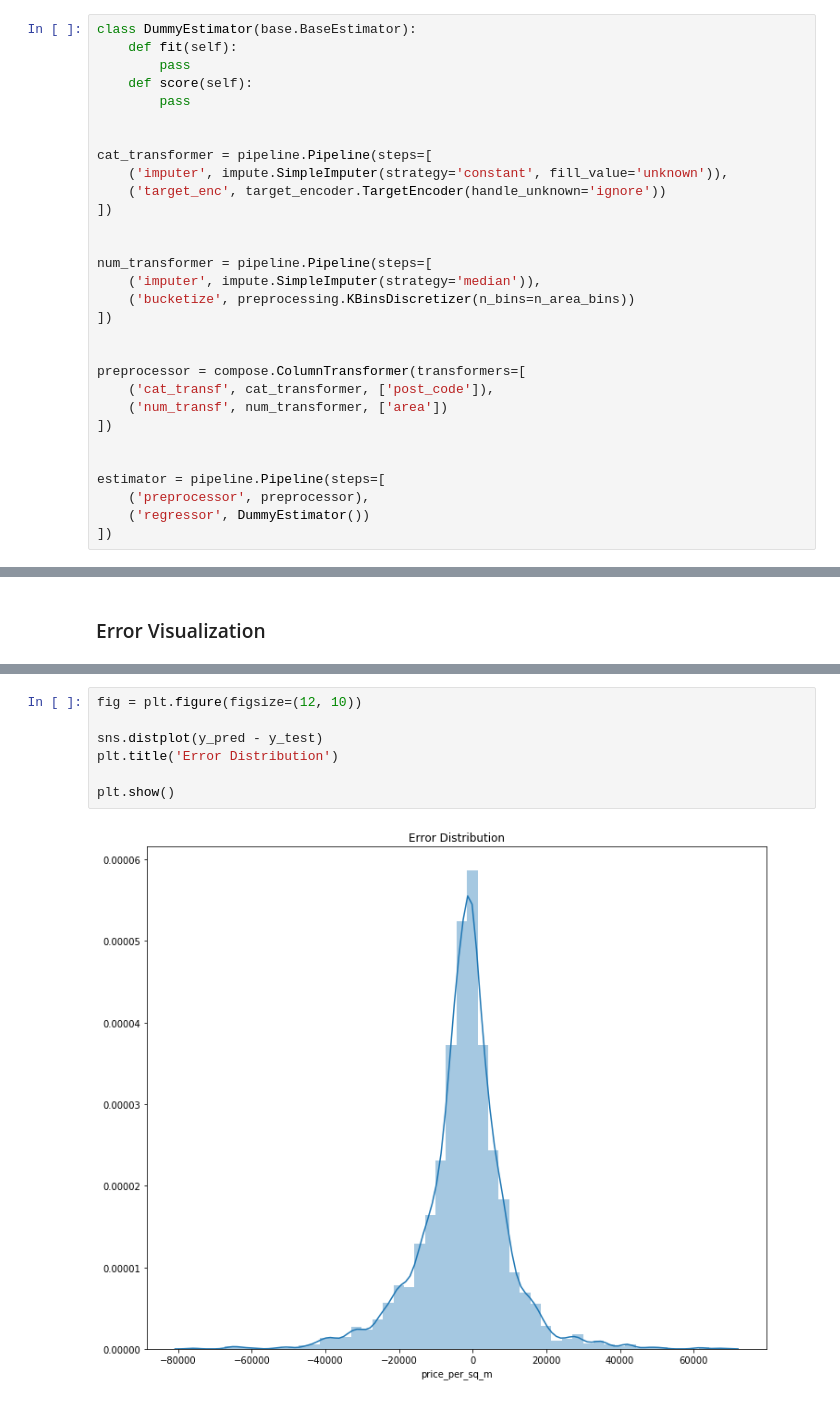
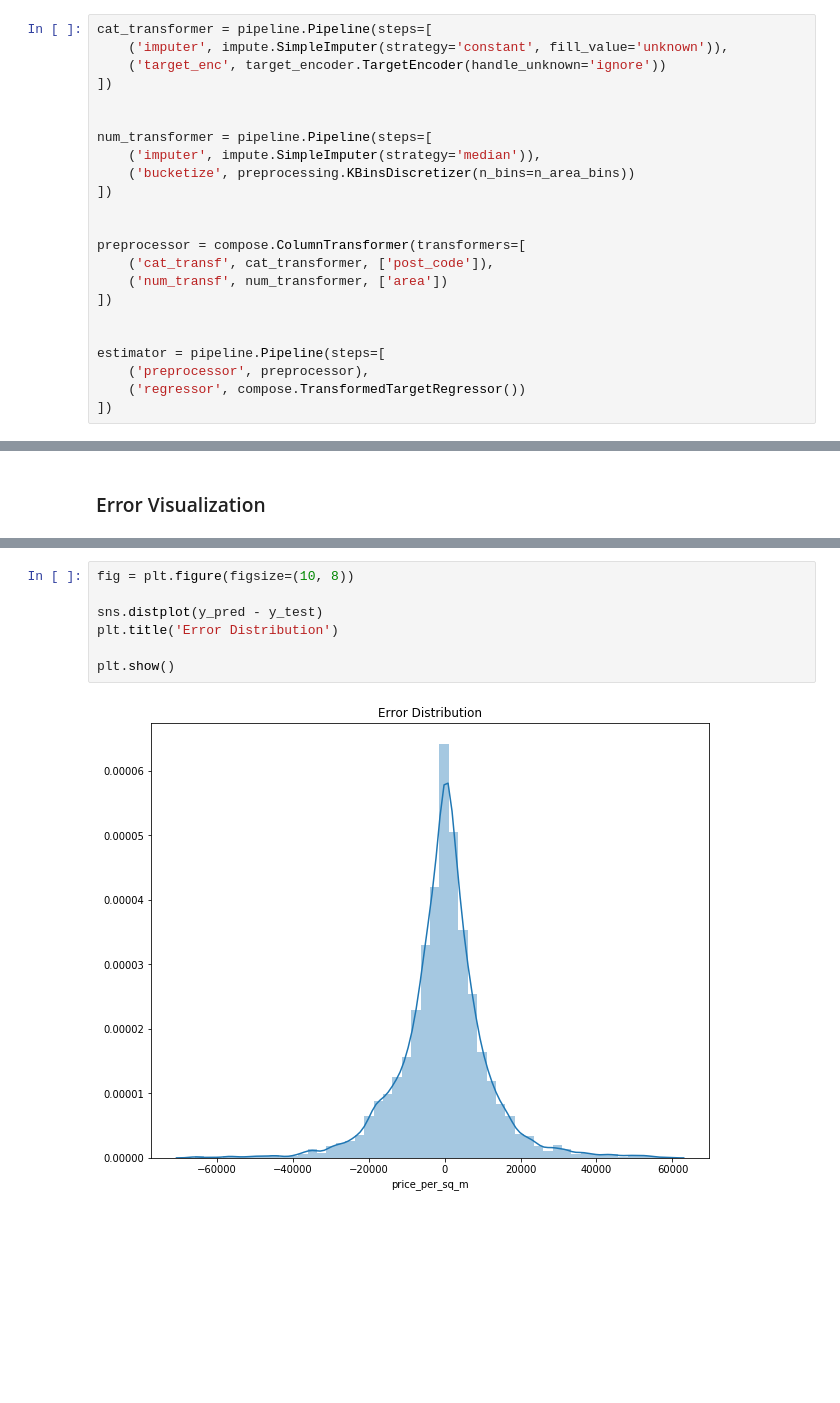
Before and after one commit to rossrco/model_house_price, a Jupyter notebook: model_prototypes.ipynb, the cells around one changed output, grey strips where cells are left out. Cells and saved outputs as stored; diff of their text form; blank space fills up the shorter version.

```diff
--- a/model_prototypes.ipynb
+++ b/model_prototypes.ipynb
@@ -160,13 +159,6 @@ results.set_index('model_name').drop('model', axis=1).style.format(style_format)
 # %% [markdown]
 ### Linear Models
 # %%
-class DummyEstimator(base.BaseEstimator):
-    def fit(self):
-        pass
-    def score(self):
-        pass
-
-
 cat_transformer = pipeline.Pipeline(steps=[
     ('imputer', impute.SimpleImputer(strategy='constant', fill_value='unknown')),
     ('target_enc', target_encoder.TargetEncoder(handle_unknown='ignore'))
@@ -187,7 +179,7 @@ preprocessor = compose.ColumnTransformer(transformers=[
 
 estimator = pipeline.Pipeline(steps=[
     ('preprocessor', preprocessor),
-    ('regressor', DummyEstimator())
+    ('regressor', compose.TransformedTargetRegressor())
 ])
 # %%
 search_space = [{'regressor': [linear_model.LinearRegression()]},
@@ -407,9 +387,9 @@ plt.show()
 # %%
-fig = plt.figure(figsize=(12, 10))
+fig = plt.figure(figsize=(10, 8))
 
 sns.distplot(y_pred - y_test)
 plt.title('Error Distribution')
 
 plt.show()
 # %% [output]
-[figure, old version]
+[figure, new version]
```
Also changed, not shown: parts of 16 cells of this notebook.
